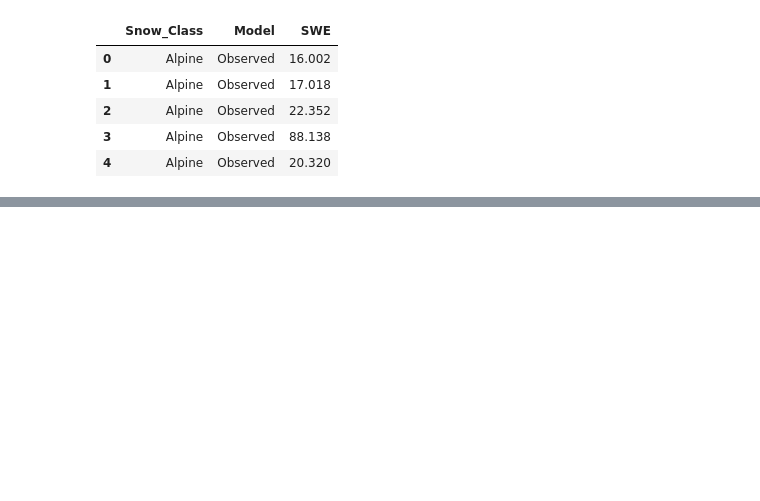
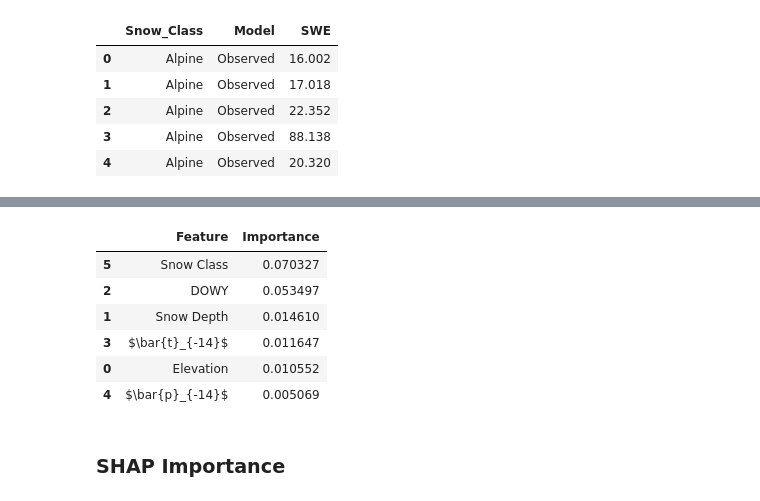
Before and after one commit to cryogars/density-models, a Jupyter notebook: experiments/06_model_evaluation_and_comparison.ipynb, the cells around one changed output, grey strips where cells are left out. Cells and saved outputs as stored; diff of their text form; code cells hidden in the pictures; blank space fills up the shorter version.

```diff
--- a/experiments/06_model_evaluation_and_comparison.ipynb
+++ b/experiments/06_model_evaluation_and_comparison.ipynb
@@ -524,0 +531,3 @@ plt.show()
+# %%
+xgb_climate = xgb.Booster()
+xgb_climate.load_model("../ML_weights/climate_density_model.ubj")
@@ -524,0 +559,28 @@ plt.show()
+# %%
+xgboost_gain_climate=(
+    pd.DataFrame(
+        data={
+            "Feature": xgb_climate.feature_names,
+            "Importance": xgb_climate.get_score(importance_type='gain').values()
+        }
+    )
+    .sort_values(by="Importance", ascending=False)
+    .replace({
+        'Snow_Class': 'Snow Class',
+        'Snow_Depth': 'Snow Depth',
+        'TAVG_lag_14d': r'$\bar{t}_{-14}$',
+        'PRECIPITATION_lag_14d': r'$\bar{p}_{-14}$'
+    })
+)
+
+xgboost_gain_climate
+# %% [output]
+|  | Feature | Importance |
+| 5 | Snow Class | 0.070327 |
+| 2 | DOWY | 0.053497 |
+| 1 | Snow Depth | 0.014610 |
+| 3 | $\bar{t}_{-14}$ | 0.011647 |
+| 0 | Elevation | 0.010552 |
+| 4 | $\bar{p}_{-14}$ | 0.005069 |
+# %% [markdown]
+### SHAP Importance
```
Also changed, not shown: parts of 23 cells of this notebook.
